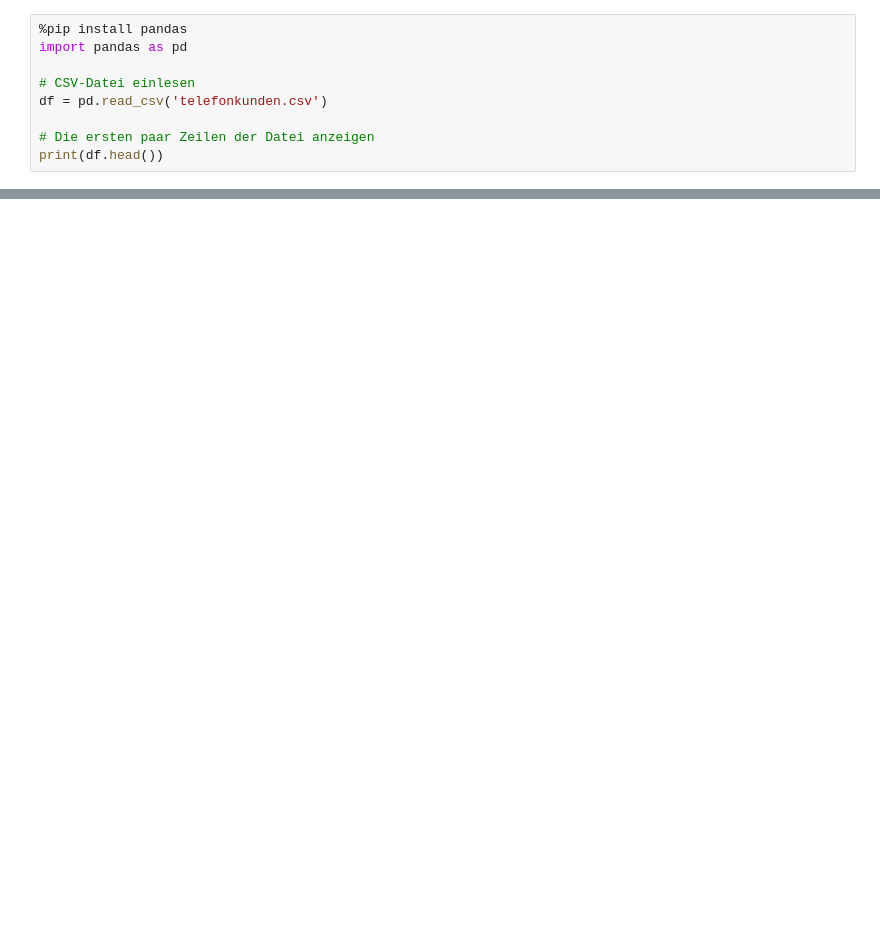
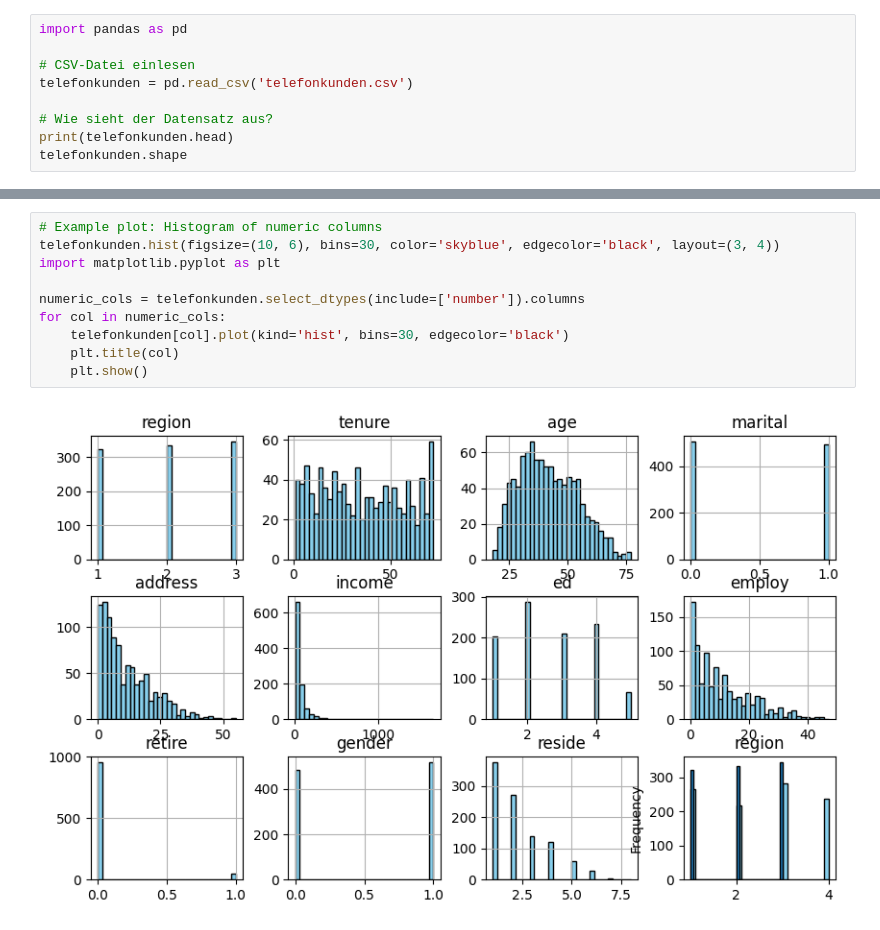
Before and after one commit to AdrianoF03/Projekt-Big-Data-Analytics, a Jupyter notebook: telefonkunden.ipynb, the cells around one changed output, grey strips where cells are left out. Drawn from its saved outputs; the diff is of its cells as text; blank space fills up the shorter version.

```diff
--- a/telefonkunden.ipynb
+++ b/telefonkunden.ipynb
@@ -1,10 +1,10 @@
 # %%
-%pip install pandas
 import pandas as pd
 
 # CSV-Datei einlesen
-df = pd.read_csv('telefonkunden.csv')
+telefonkunden = pd.read_csv('telefonkunden.csv')
 
-# Die ersten paar Zeilen der Datei anzeigen
-print(df.head())
+# Wie sieht der Datensatz aus?
+print(telefonkunden.head)
+telefonkunden.shape
 # %% [output]
@@ -30,0 +58,12 @@ Note: you may need to restart the kernel to use updated packages.
+# %%
+# Example plot: Histogram of numeric columns
+telefonkunden.hist(figsize=(10, 6), bins=30, color='skyblue', edgecolor='black', layout=(3, 4))
+import matplotlib.pyplot as plt
+
+numeric_cols = telefonkunden.select_dtypes(include=['number']).columns
+for col in numeric_cols:
+    telefonkunden[col].plot(kind='hist', bins=30, edgecolor='black')
+    plt.title(col)
+    plt.show()
+# %% [output]
+[figure, added]
```
Also changed, not shown: parts of 18 cells of this notebook.
